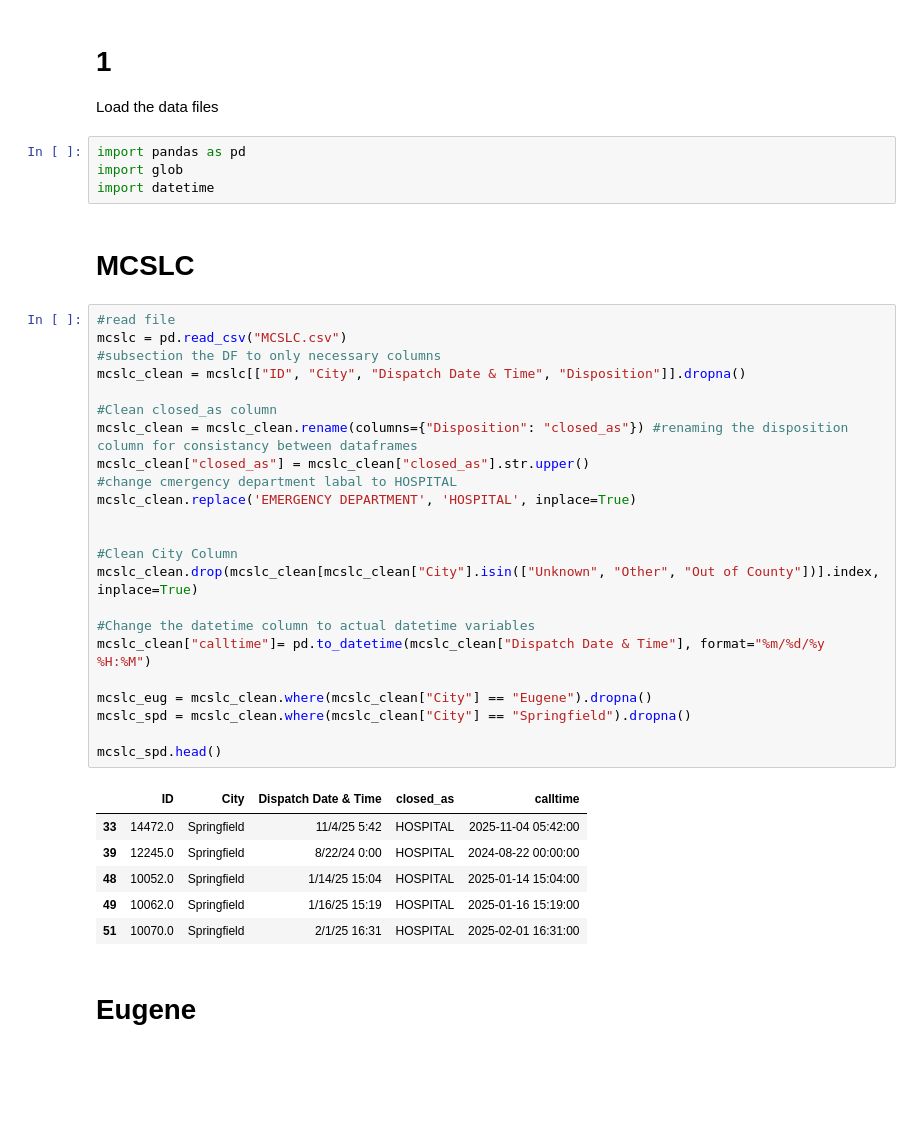
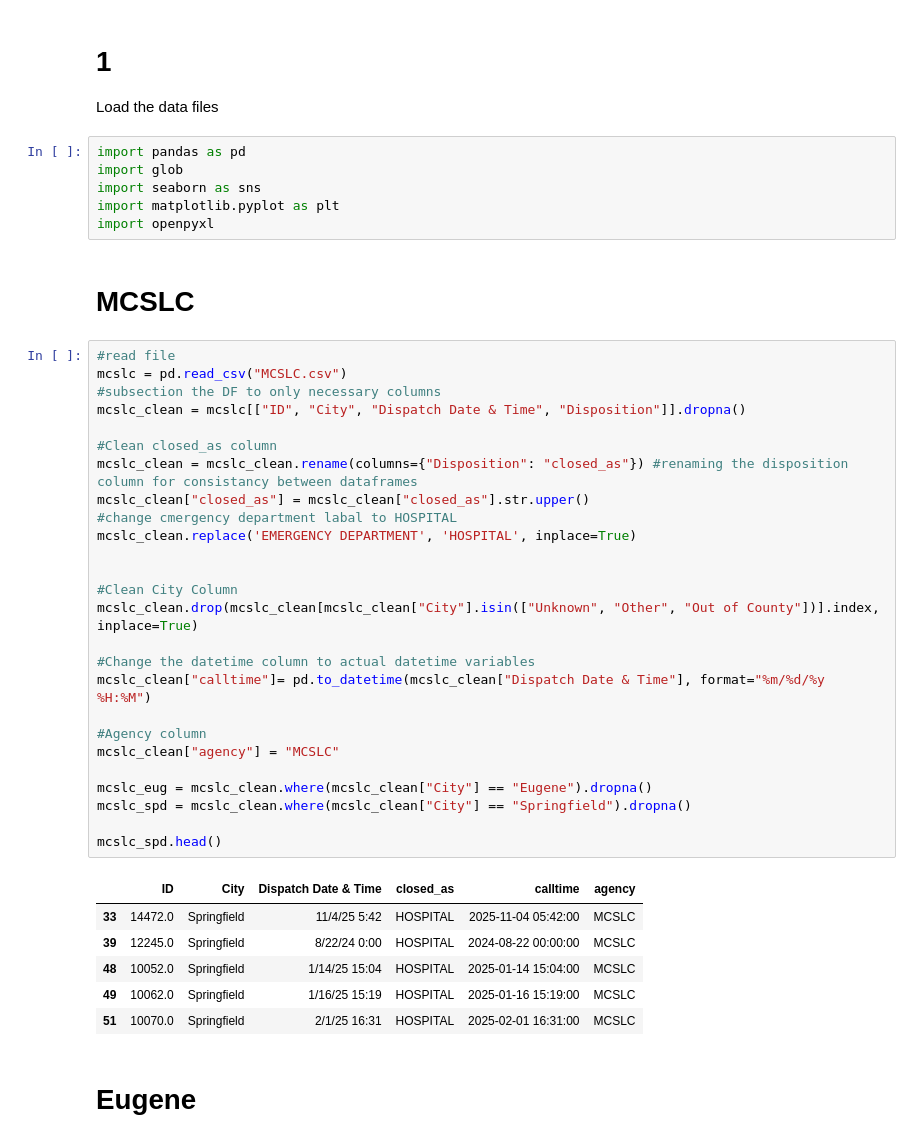
Before and after one commit to BNovaW/call-outcomes, a Jupyter notebook: Cleaning.ipynb, the cells around one changed output. Saved outputs shown, nothing was run; the diff lists cells and outputs as text; blank space fills up the shorter version.

```diff
--- a/Cleaning.ipynb
+++ b/Cleaning.ipynb
@@ -6,39 +6,44 @@ Load the data files
 # %%
 import pandas as pd
 import glob
-import datetime
+import seaborn as sns
+import matplotlib.pyplot as plt
+import openpyxl
 # %% [markdown]
 # MCSLC
 # %%
 #read file
 mcslc = pd.read_csv("MCSLC.csv")
 #subsection the DF to only necessary columns
 mcslc_clean = mcslc[["ID", "City", "Dispatch Date & Time", "Disposition"]].dropna()
 
 #Clean closed_as column
 mcslc_clean = mcslc_clean.rename(columns={"Disposition": "closed_as"}) #renaming the disposition column for consistancy between dataframes
 mcslc_clean["closed_as"] = mcslc_clean["closed_as"].str.upper()
 #change cmergency department labal to HOSPITAL
 mcslc_clean.replace('EMERGENCY DEPARTMENT', 'HOSPITAL', inplace=True)
 
 
 #Clean City Column
 mcslc_clean.drop(mcslc_clean[mcslc_clean["City"].isin(["Unknown", "Other", "Out of County"])].index, inplace=True)
 
 #Change the datetime column to actual datetime variables
 mcslc_clean["calltime"]= pd.to_datetime(mcslc_clean["Dispatch Date & Time"], format="%m/%d/%y %H:%M")
 
+#Agency column
+mcslc_clean["agency"] = "MCSLC"
+
 mcslc_eug = mcslc_clean.where(mcslc_clean["City"] == "Eugene").dropna()
 mcslc_spd = mcslc_clean.where(mcslc_clean["City"] == "Springfield").dropna()
 
 mcslc_spd.head()
 # %% [output]
-|  | ID | City | Dispatch Date & Time | closed_as | calltime |
-| 33 | 14472.0 | Springfield | 11/4/25 5:42 | HOSPITAL | 2025-11-04 05:42:00 |
-| 39 | 12245.0 | Springfield | 8/22/24 0:00 | HOSPITAL | 2024-08-22 00:00:00 |
-| 48 | 10052.0 | Springfield | 1/14/25 15:04 | HOSPITAL | 2025-01-14 15:04:00 |
-| 49 | 10062.0 | Springfield | 1/16/25 15:19 | HOSPITAL | 2025-01-16 15:19:00 |
-| 51 | 10070.0 | Springfield | 2/1/25 16:31 | HOSPITAL | 2025-02-01 16:31:00 |
+|  | ID | City | Dispatch Date & Time | closed_as | calltime | agency |
+| 33 | 14472.0 | Springfield | 11/4/25 5:42 | HOSPITAL | 2025-11-04 05:42:00 | MCSLC |
+| 39 | 12245.0 | Springfield | 8/22/24 0:00 | HOSPITAL | 2024-08-22 00:00:00 | MCSLC |
+| 48 | 10052.0 | Springfield | 1/14/25 15:04 | HOSPITAL | 2025-01-14 15:04:00 | MCSLC |
+| 49 | 10062.0 | Springfield | 1/16/25 15:19 | HOSPITAL | 2025-01-16 15:19:00 | MCSLC |
+| 51 | 10070.0 | Springfield | 2/1/25 16:31 | HOSPITAL | 2025-02-01 16:31:00 | MCSLC |
 # %% [markdown]
 # Eugene
 # %%
```
Also changed, not shown: parts of 18 cells of this notebook.
